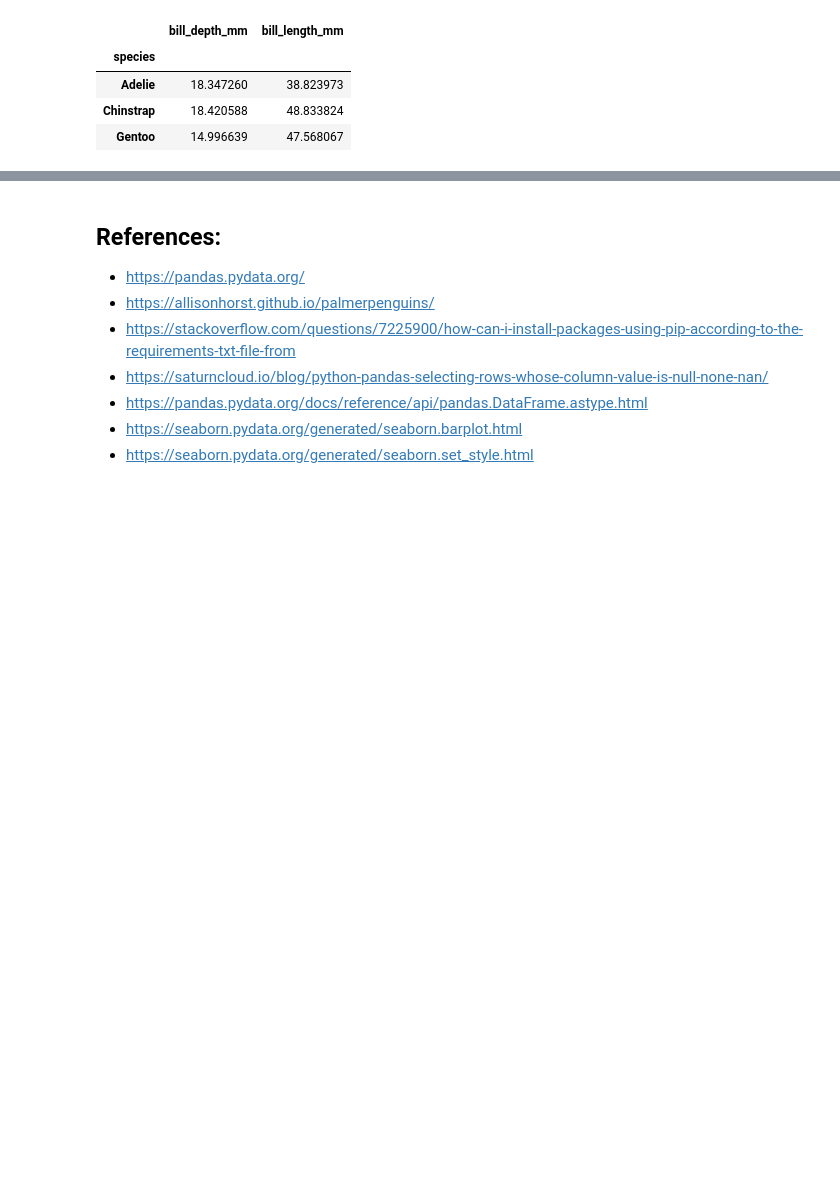
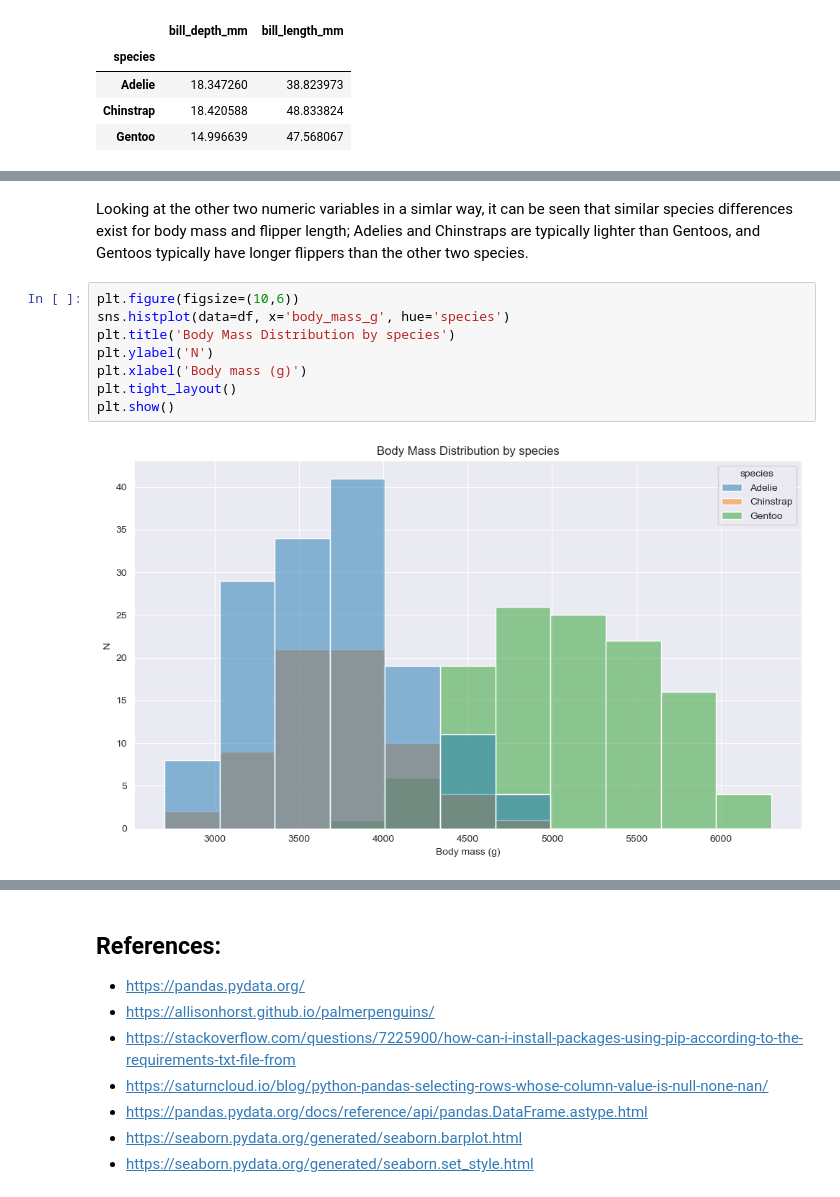
Before and after one commit to Cking313/principals_of_data_analytics, a Jupyter notebook: penguins.ipynb, the cells around one changed output, grey strips where cells are left out. Saved outputs shown, nothing was run; the diff lists cells and outputs as text; blank space fills up the shorter version.

```diff
--- a/penguins.ipynb
+++ b/penguins.ipynb
@@ -184,0 +203,12 @@ plt.show()
+# %% [markdown]
+Looking at the other two numeric variables in a simlar way, it can be seen that similar species differences exist for body mass and flipper length; Adelies and Chinstraps are typically lighter than Gentoos, and Gentoos typically have longer flippers than the other two species.
+# %%
+plt.figure(figsize=(10,6))
+sns.histplot(data=df, x='body_mass_g', hue='species')
+plt.title('Body Mass Distribution by species')
+plt.ylabel('N')
+plt.xlabel('Body mass (g)')
+plt.tight_layout()
+plt.show()
+# %% [output]
+[figure, added]
```
Also changed, not shown: parts of 6 cells of this notebook.
